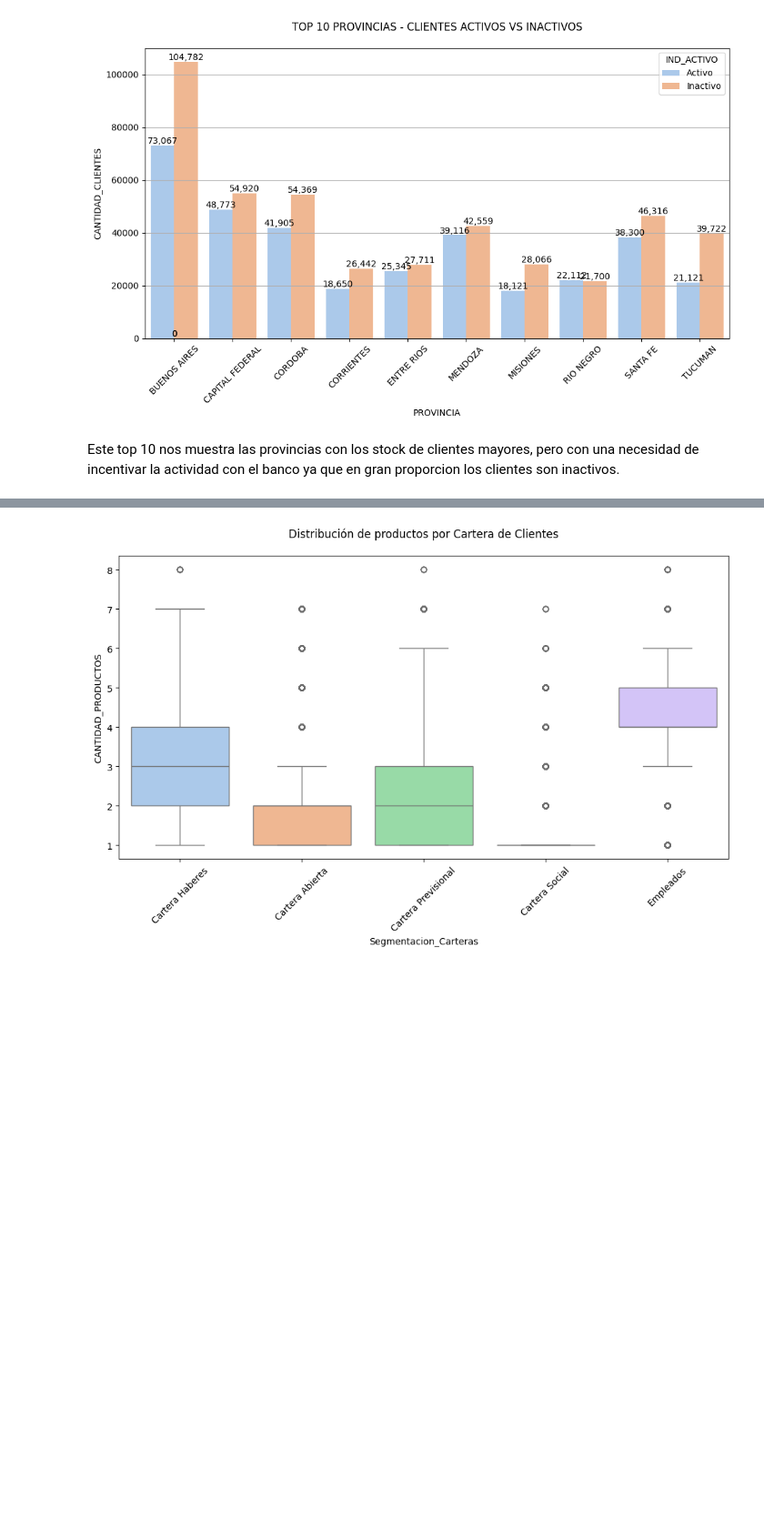
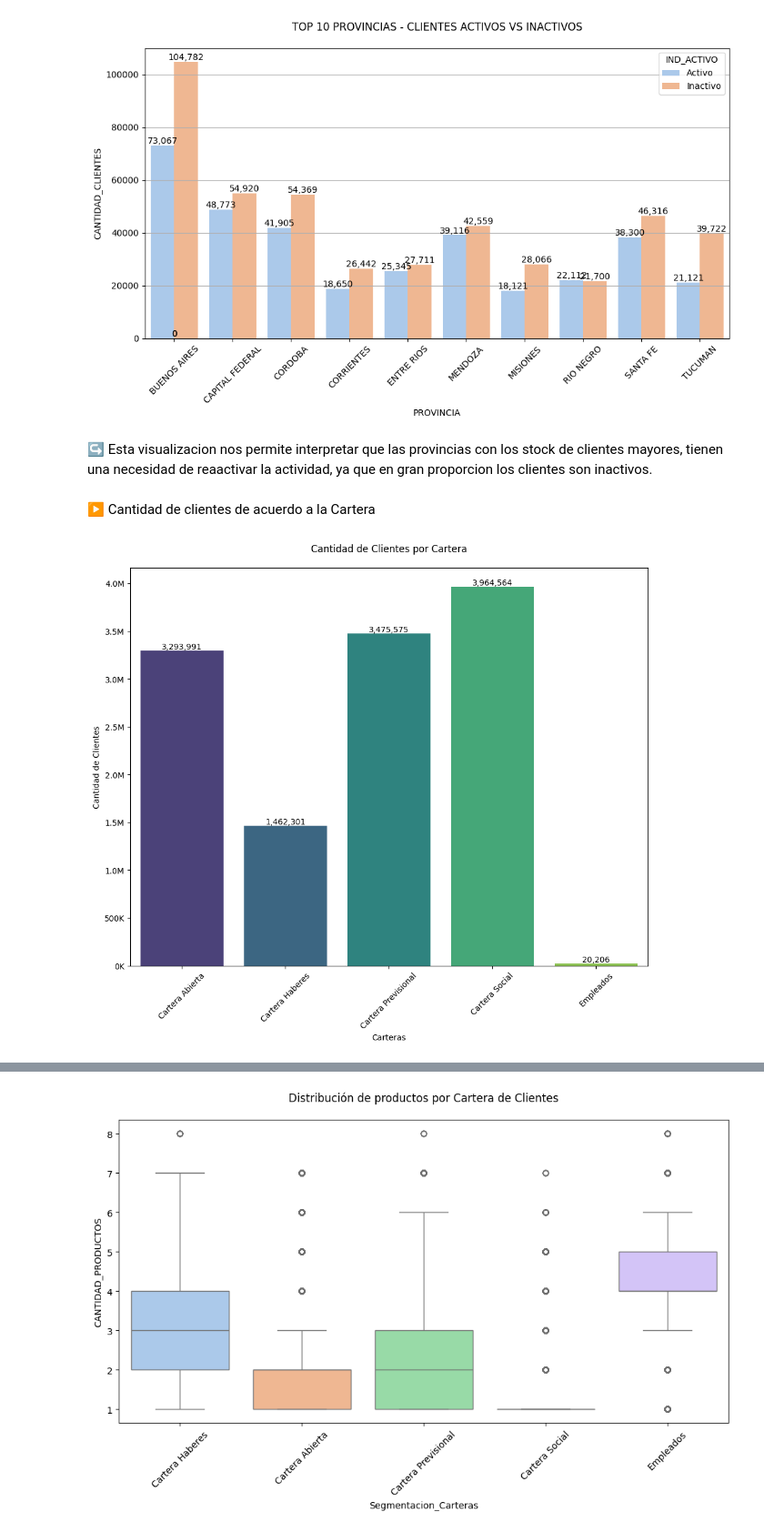
Before and after one commit to chiaravanin/CursoCoder, a Jupyter notebook: ProyectoDS_PArteIVANIN.ipynb, the cells around one changed output, grey strips where cells are left out. Shown at 91% size. Drawn from its saved outputs; the diff is of its cells as text; code cells hidden in the pictures; blank space fills up the shorter version.

```diff
--- a/ProyectoDS_PArteIVANIN.ipynb
+++ b/ProyectoDS_PArteIVANIN.ipynb
@@ -242,4 +238,45 @@ plt.show()
 # %% [output]
 [figure]
 # %% [markdown]
-Este top 10 nos muestra las provincias con los stock de clientes mayores, pero con una necesidad de incentivar la actividad con el banco ya que en gran proporcion los clientes son inactivos.
+↪ Esta visualizacion nos permite interpretar que las provincias con los stock de clientes mayores, tienen una necesidad de reaactivar la actividad, ya que en gran proporcion los clientes son inactivos.
+# %% [markdown]
+▶ Cantidad de clientes de acuerdo a la Cartera
+# %%
+import seaborn as sns
+
+
+df_carteras = df.groupby('Segmentacion_Carteras')['CANTIDAD_CLIENTES'].sum().reset_index()
+
+
+#Grafico
+plt.figure(figsize=(10,9))
+ax= sns.barplot(x='Segmentacion_Carteras', y='CANTIDAD_CLIENTES', hue= 'Segmentacion_Carteras', data=df_carteras, palette= 'viridis')
+plt.title("Cantidad de Clientes por Cartera", pad=20)
+plt.xlabel("Carteras")
+plt.ylabel("Cantidad de Clientes")
+
+from matplotlib.ticker import FuncFormatter  #lo importe para luego poder corregir la unidad del eje y
+def formato_miles(x, pos):
+    if x >= 1_000_000:
+        return f'{x*1e-6:.1f}M'  # millones con 1 decimal
+    else:
+        return f'{x*1e-3:.0f}K'  # miles sin decimales
+
+ax.yaxis.set_major_formatter(FuncFormatter(formato_miles))
+
+plt.xticks(rotation=45)
+plt.tight_layout()
+for p in ax.patches:
+    ax.annotate(
+        format(int(p.get_height()), ',d'),  # pasar a numero a entero
+        (p.get_x() + p.get_width() / 2., p.get_height()),  # posición sobre la barra
+        ha='center',
+        va='bottom',
+        fontsize=10,
+        color='black'
+    )
+
+
+plt.show()
+# %% [output]
+[figure, added]
```
Also changed, not shown: parts of 16 cells of this notebook.
